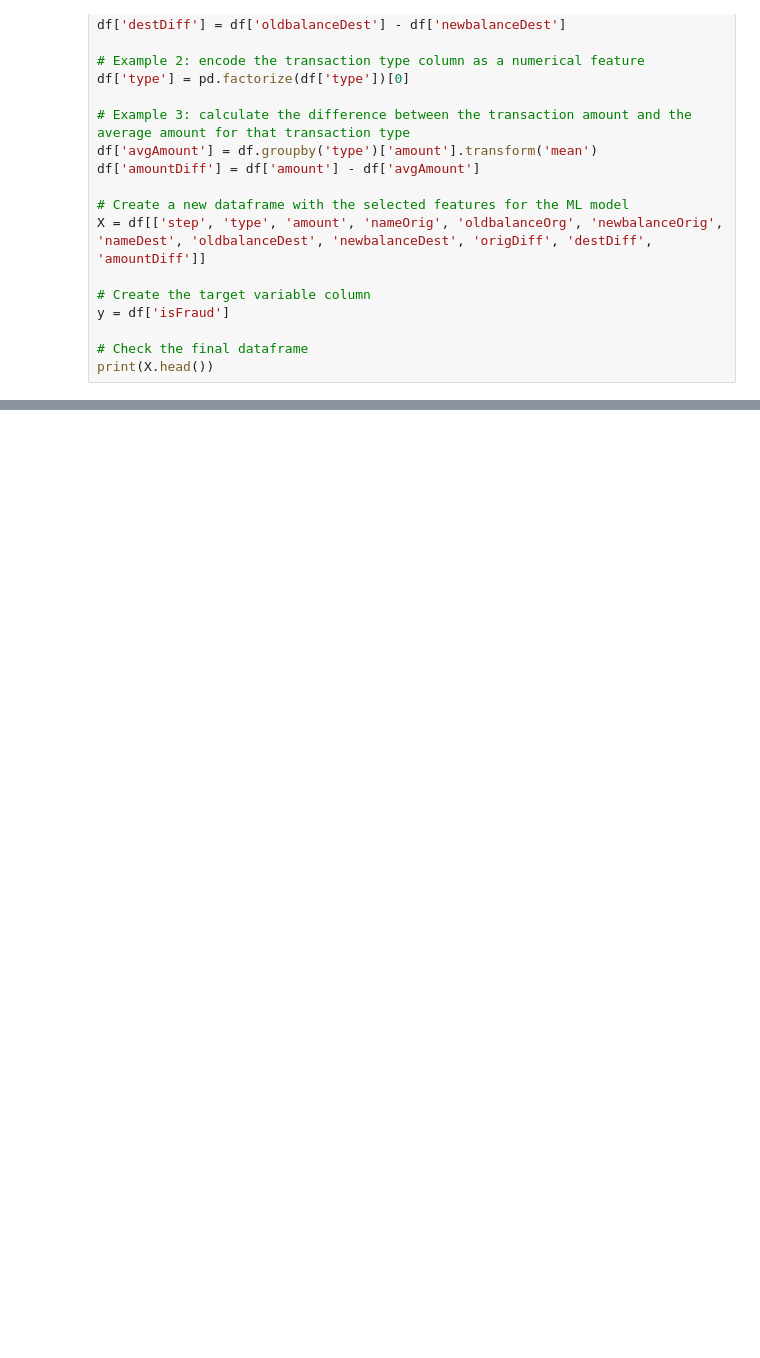
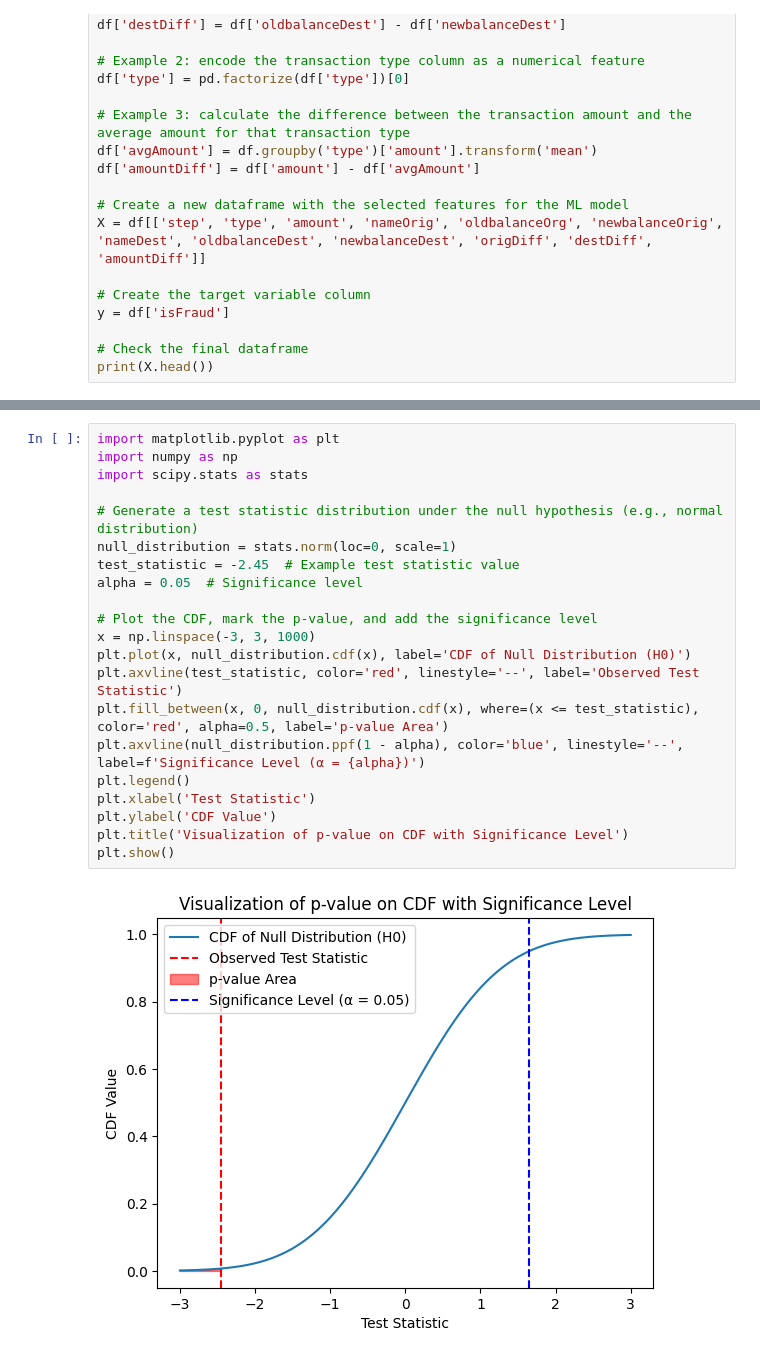
Before and after one commit to ArunKhare/FraudDetection, a Jupyter notebook: notebook/eda.ipynb, the cells around one changed output, grey strips where cells are left out. Saved outputs shown, nothing was run; the diff lists cells and outputs as text; blank space fills up the shorter version.

```diff
--- a/notebook/eda.ipynb
+++ b/notebook/eda.ipynb
@@ -633,0 +658,23 @@ X_test['transaction_amount_to_std_card'] = X_test['TransactionAmt'] / X_test.gro
+# %%
+import matplotlib.pyplot as plt
+import numpy as np
+import scipy.stats as stats
+
+# Generate a test statistic distribution under the null hypothesis (e.g., normal distribution)
+null_distribution = stats.norm(loc=0, scale=1)
+test_statistic = -2.45  # Example test statistic value
+alpha = 0.05  # Significance level
+
+# Plot the CDF, mark the p-value, and add the significance level
+x = np.linspace(-3, 3, 1000)
+plt.plot(x, null_distribution.cdf(x), label='CDF of Null Distribution (H0)')
+plt.axvline(test_statistic, color='red', linestyle='--', label='Observed Test Statistic')
+plt.fill_between(x, 0, null_distribution.cdf(x), where=(x <= test_statistic), color='red', alpha=0.5, label='p-value Area')
+plt.axvline(null_distribution.ppf(1 - alpha), color='blue', linestyle='--', label=f'Significance Level (α = {alpha})')
+plt.legend()
+plt.xlabel('Test Statistic')
+plt.ylabel('CDF Value')
+plt.title('Visualization of p-value on CDF with Significance Level')
+plt.show()
+# %% [output]
+[figure, added]
```
Also changed, not shown: parts of 4 cells of this notebook, 15 other files.
